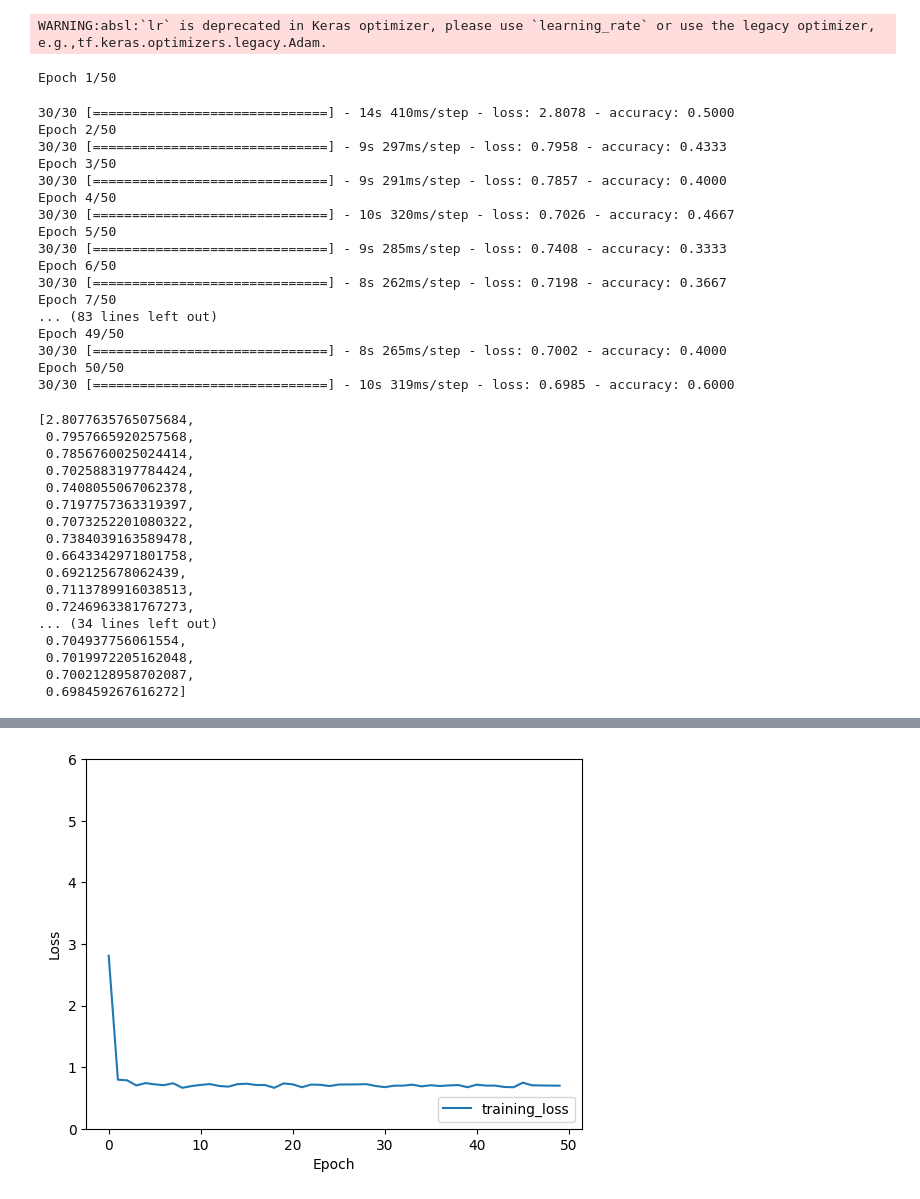
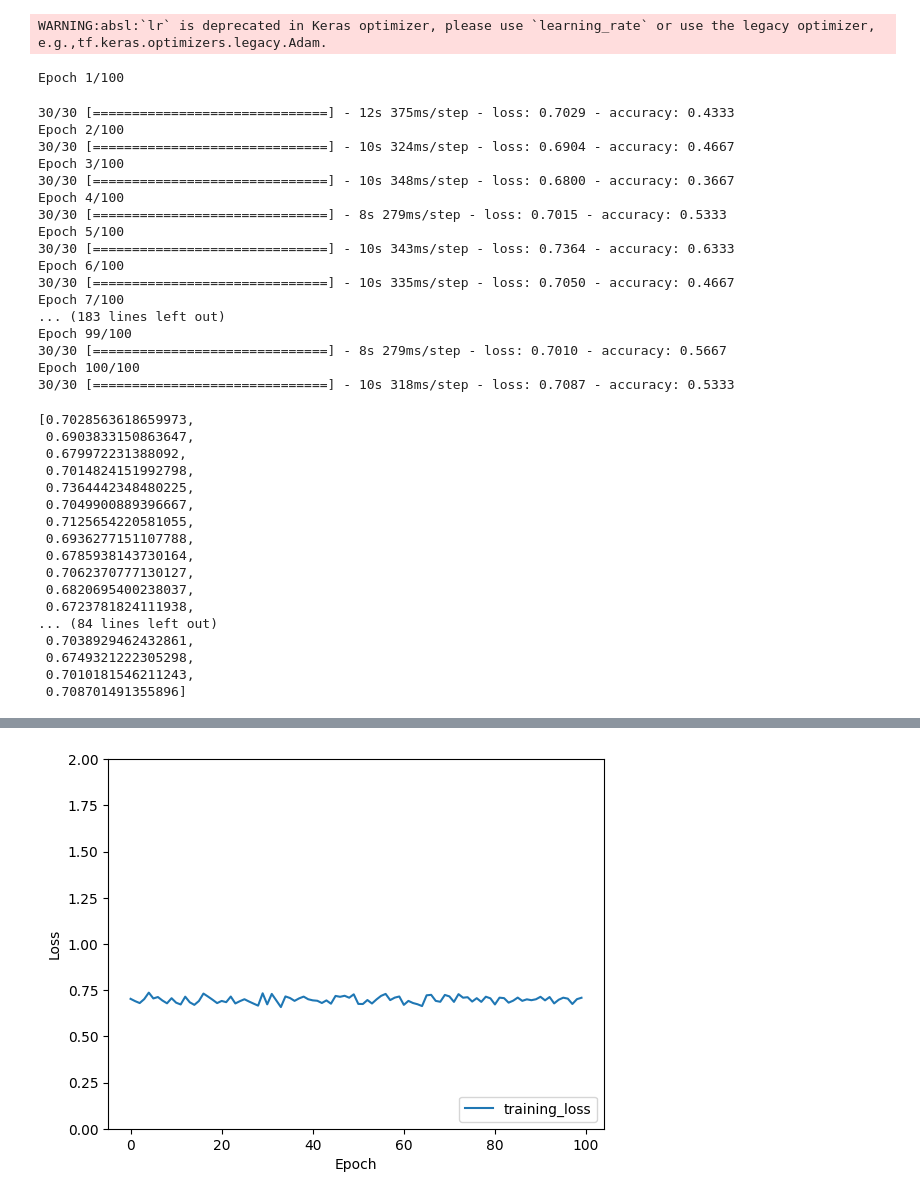
Before and after one commit to Nattakonjpg/AIPrototype2023, a Jupyter notebook: AI_Prototype.ipynb, the cells around one changed output, grey strips where cells are left out. Drawn from its saved outputs; the diff is of its cells as text; code cells hidden in the pictures.

```diff
--- a/AI_Prototype.ipynb
+++ b/AI_Prototype.ipynb
@@ -542,53 +551,53 @@ WARNING:absl:`lr` is deprecated in Keras optimizer, please use `learning_rate` o
 history = resnet_model_dm.fit_generator(
       train_generator,
       steps_per_epoch= 30,
-      epochs=50,
+      epochs=100,
       verbose=1)
 # %% [output]
-Epoch 1/50
+Epoch 1/100
-30/30 [==============================] - 14s 410ms/step - loss: 2.8078 - accuracy: 0.5000
-Epoch 2/50
-30/30 [==============================] - 9s 297ms/step - loss: 0.7958 - accuracy: 0.4333
-Epoch 3/50
-30/30 [==============================] - 9s 291ms/step - loss: 0.7857 - accuracy: 0.4000
-Epoch 4/50
-30/30 [==============================] - 10s 320ms/step - loss: 0.7026 - accuracy: 0.4667
-Epoch 5/50
-30/30 [==============================] - 9s 285ms/step - loss: 0.7408 - accuracy: 0.3333
-Epoch 6/50
-30/30 [==============================] - 8s 262ms/step - loss: 0.7198 - accuracy: 0.3667
-Epoch 7/50
-... (83 lines left out)
-Epoch 49/50
-30/30 [==============================] - 8s 265ms/step - loss: 0.7002 - accuracy: 0.4000
-Epoch 50/50
-30/30 [==============================] - 10s 319ms/step - loss: 0.6985 - accuracy: 0.6000
+30/30 [==============================] - 12s 375ms/step - loss: 0.7029 - accuracy: 0.4333
+Epoch 2/100
+30/30 [==============================] - 10s 324ms/step - loss: 0.6904 - accuracy: 0.4667
+Epoch 3/100
+30/30 [==============================] - 10s 348ms/step - loss: 0.6800 - accuracy: 0.3667
+Epoch 4/100
+30/30 [==============================] - 8s 279ms/step - loss: 0.7015 - accuracy: 0.5333
+Epoch 5/100
+30/30 [==============================] - 10s 343ms/step - loss: 0.7364 - accuracy: 0.6333
+Epoch 6/100
+30/30 [==============================] - 10s 335ms/step - loss: 0.7050 - accuracy: 0.4667
+Epoch 7/100
+... (183 lines left out)
+Epoch 99/100
+30/30 [==============================] - 8s 279ms/step - loss: 0.7010 - accuracy: 0.5667
+Epoch 100/100
+30/30 [==============================] - 10s 318ms/step - loss: 0.7087 - accuracy: 0.5333
 # %%
 history.history['loss']
 # %% [output]
-[2.8077635765075684,
- 0.7957665920257568,
- 0.7856760025024414,
- 0.7025883197784424,
- 0.7408055067062378,
- 0.7197757363319397,
- 0.7073252201080322,
- 0.7384039163589478,
- 0.6643342971801758,
- 0.692125678062439,
- 0.7113789916038513,
- 0.7246963381767273,
-... (34 lines left out)
- 0.704937756061554,
- 0.7019972205162048,
- 0.7002128958702087,
- 0.698459267616272]
+[0.7028563618659973,
+ 0.6903833150863647,
+ 0.679972231388092,
+ 0.7014824151992798,
+ 0.7364442348480225,
+ 0.7049900889396667,
+ 0.7125654220581055,
+ 0.6936277151107788,
+ 0.6785938143730164,
+ 0.7062370777130127,
+ 0.6820695400238037,
+ 0.6723781824111938,
+... (84 lines left out)
+ 0.7038929462432861,
+ 0.6749321222305298,
+ 0.7010181546211243,
+ 0.708701491355896]
 # %%
-plt.plot(range(50),history.history['loss'], label='training_loss')
+plt.plot(history.history['loss'], label='training_loss')
 #plt.plot(range(50),history.history['val_loss'], label = 'val_loss')
 plt.xlabel('Epoch')
 plt.ylabel('Loss')
-plt.ylim([0, 6])
+plt.ylim([0, 2])
 plt.legend(loc='lower right')
 
 test_loss, test_acc = my_model.evaluate(test_images,  test_labels, verbose=2)
@@ -597 +606 @@ test_loss, test_acc = my_model.evaluate(test_images,  test_labels, verbose=2)
-[figure, old version]
+[figure, new version]
```
Also changed, not shown: parts of 6 cells of this notebook.
